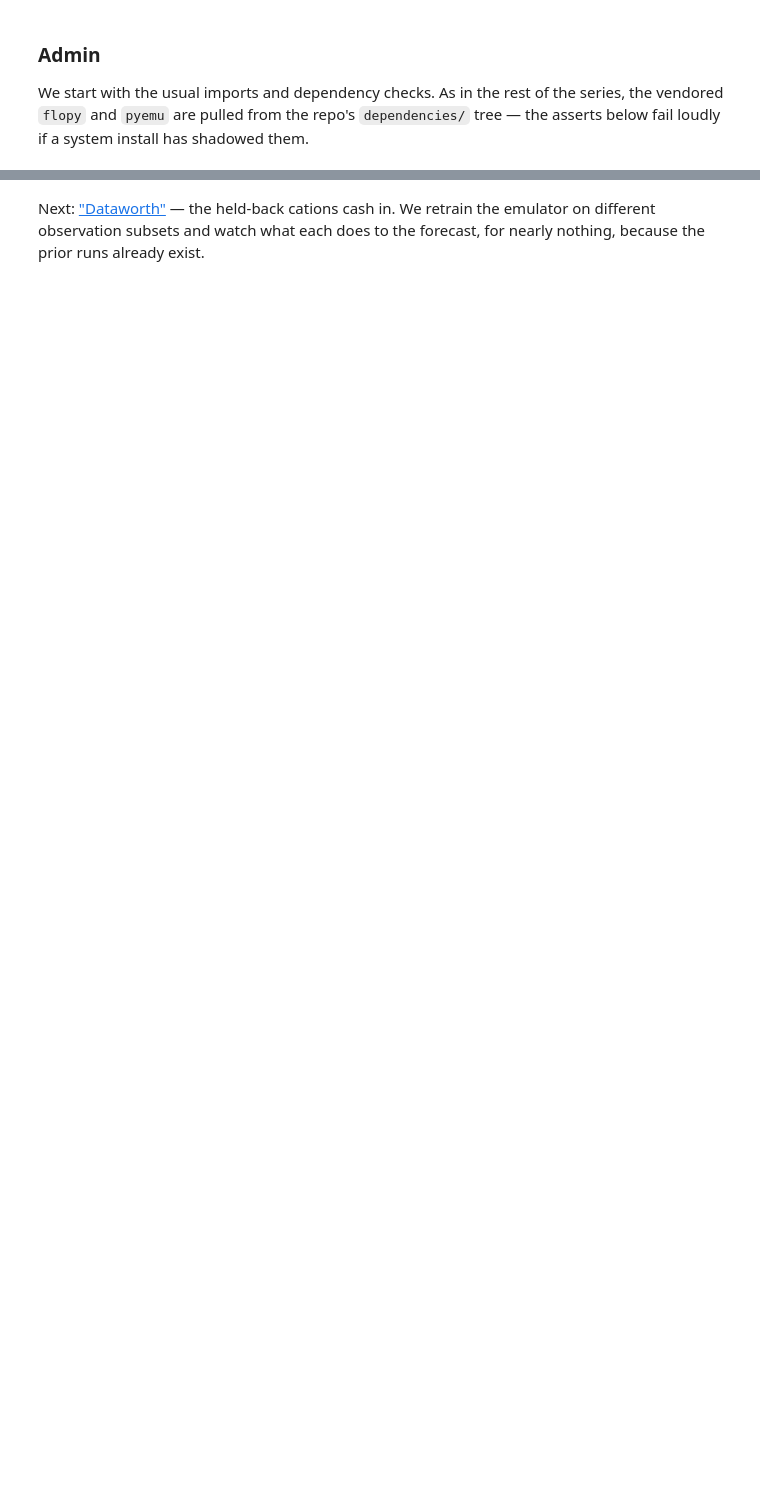
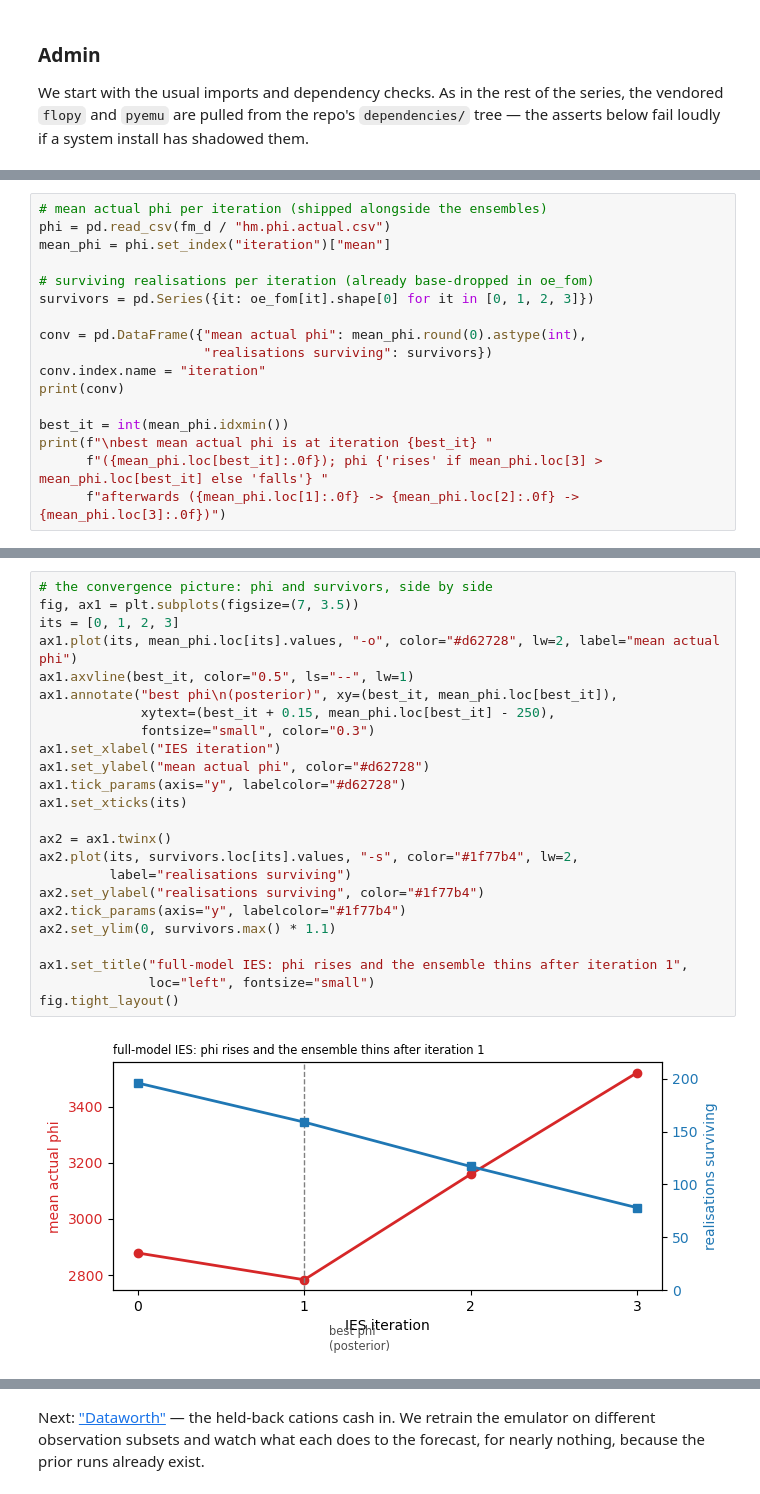
Before and after one commit to rhugman/rtm-tutorial, a Jupyter notebook: tutorials/part1_06_full_model_check/dizon_full_model_check.ipynb, the cells around one changed output, grey strips where cells are left out. Cells and saved outputs as stored; diff of their text form; blank space fills up the shorter version.

```diff
--- a/tutorials/part1_06_full_model_check/dizon_full_model_check.ipynb
+++ b/tutorials/part1_06_full_model_check/dizon_full_model_check.ipynb
@@ -248,0 +125,17 @@ And the meta-point, worth repeating because it is the spine of the series: we pa
+# %%
+# mean actual phi per iteration (shipped alongside the ensembles)
+phi = pd.read_csv(fm_d / "hm.phi.actual.csv")
+mean_phi = phi.set_index("iteration")["mean"]
+
+# surviving realisations per iteration (already base-dropped in oe_fom)
+survivors = pd.Series({it: oe_fom[it].shape[0] for it in [0, 1, 2, 3]})
+
+conv = pd.DataFrame({"mean actual phi": mean_phi.round(0).astype(int),
+                     "realisations surviving": survivors})
+conv.index.name = "iteration"
+print(conv)
+
+best_it = int(mean_phi.idxmin())
+print(f"\nbest mean actual phi is at iteration {best_it} "
+      f"({mean_phi.loc[best_it]:.0f}); phi {'rises' if mean_phi.loc[3] > mean_phi.loc[best_it] else 'falls'} "
+      f"afterwards ({mean_phi.loc[1]:.0f} -> {mean_phi.loc[2]:.0f} -> {mean_phi.loc[3]:.0f})")
@@ -248,0 +151,26 @@ And the meta-point, worth repeating because it is the spine of the series: we pa
+# %%
+# the convergence picture: phi and survivors, side by side
+fig, ax1 = plt.subplots(figsize=(7, 3.5))
+its = [0, 1, 2, 3]
+ax1.plot(its, mean_phi.loc[its].values, "-o", color="#d62728", lw=2, label="mean actual phi")
+ax1.axvline(best_it, color="0.5", ls="--", lw=1)
+ax1.annotate("best phi\n(posterior)", xy=(best_it, mean_phi.loc[best_it]),
+             xytext=(best_it + 0.15, mean_phi.loc[best_it] - 250),
+             fontsize="small", color="0.3")
+ax1.set_xlabel("IES iteration")
+ax1.set_ylabel("mean actual phi", color="#d62728")
+ax1.tick_params(axis="y", labelcolor="#d62728")
+ax1.set_xticks(its)
+
+ax2 = ax1.twinx()
+ax2.plot(its, survivors.loc[its].values, "-s", color="#1f77b4", lw=2,
+         label="realisations surviving")
+ax2.set_ylabel("realisations surviving", color="#1f77b4")
+ax2.tick_params(axis="y", labelcolor="#1f77b4")
+ax2.set_ylim(0, survivors.max() * 1.1)
+
+ax1.set_title("full-model IES: phi rises and the ensemble thins after iteration 1",
+              loc="left", fontsize="small")
+fig.tight_layout()
+# %% [output]
+[figure, added]
```
Also changed, not shown: parts of 49 cells of this notebook, 16 other files.
